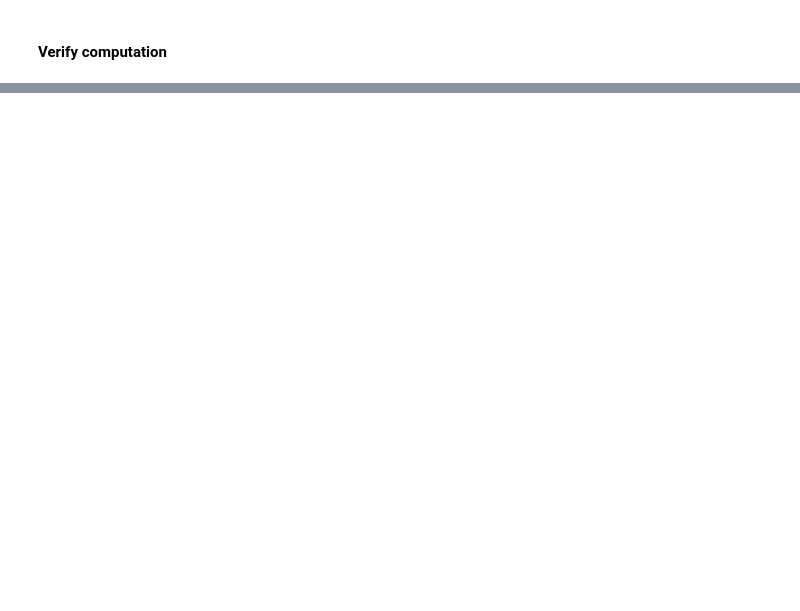
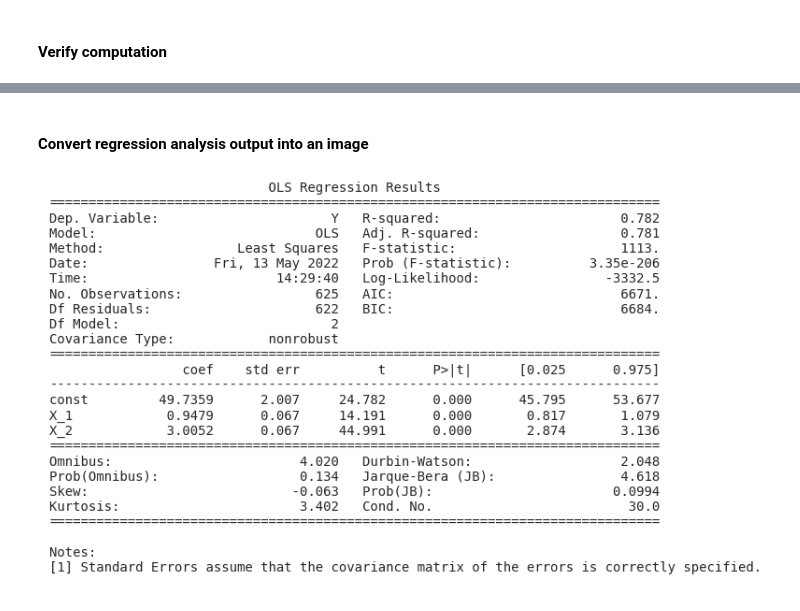
Before and after one commit to cmj123/machine_learning_for_algorithmic_trading, a Jupyter notebook: 07_linear_models/01_linear_regression_intro.ipynb, the cells around one changed output, grey strips where cells are left out. Drawn from its saved outputs; the diff is of its cells as text; code cells hidden in the pictures; blank space fills up the shorter version.

Commit message:
Converted regression summary into an image

```diff
--- a/07_linear_models/01_linear_regression_intro.ipynb
+++ b/07_linear_models/01_linear_regression_intro.ipynb
@@ -160,0 +159,11 @@ array([51.65025245,  0.80833382,  2.98599431])
+# %% [markdown]
+#### Convert regression analysis output into an image
+# %%
+plt.rc('figure', figsize=(12,7))
+plt.text(0.01, 0.05, str(model.summary()), {'fontsize':14}, fontproperties='monospace')
+plt.axis('off')
+plt.tight_layout()
+plt.subplots_adjust(left=0.2, right=.8, top=0.8, bottom=0.1)
+# plt.savefig('multiple_regression_summary.png', bbox_inches='tight', dpi=300)
+# %% [output]
+[figure, added]
```
Also changed, not shown: parts of 9 cells of this notebook.
